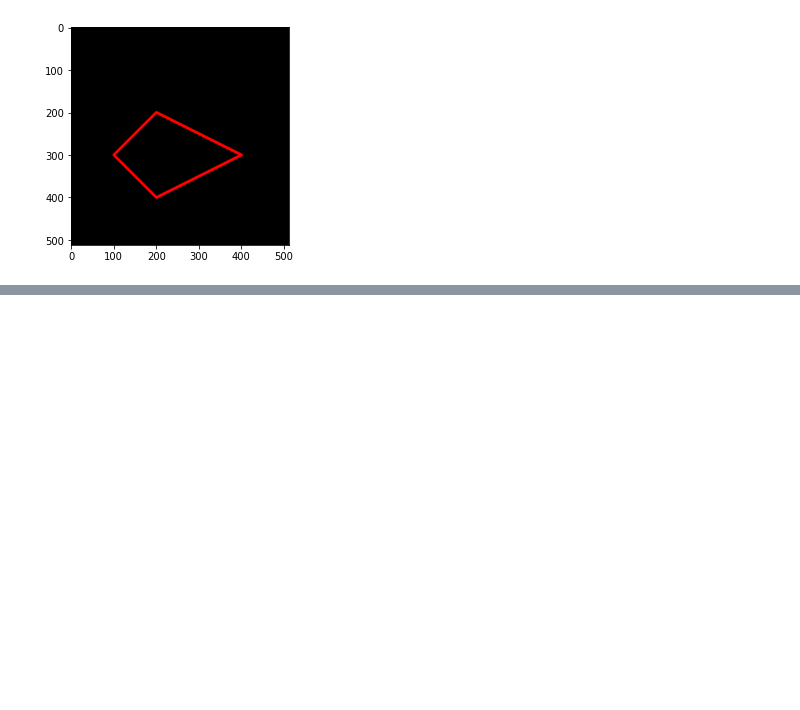
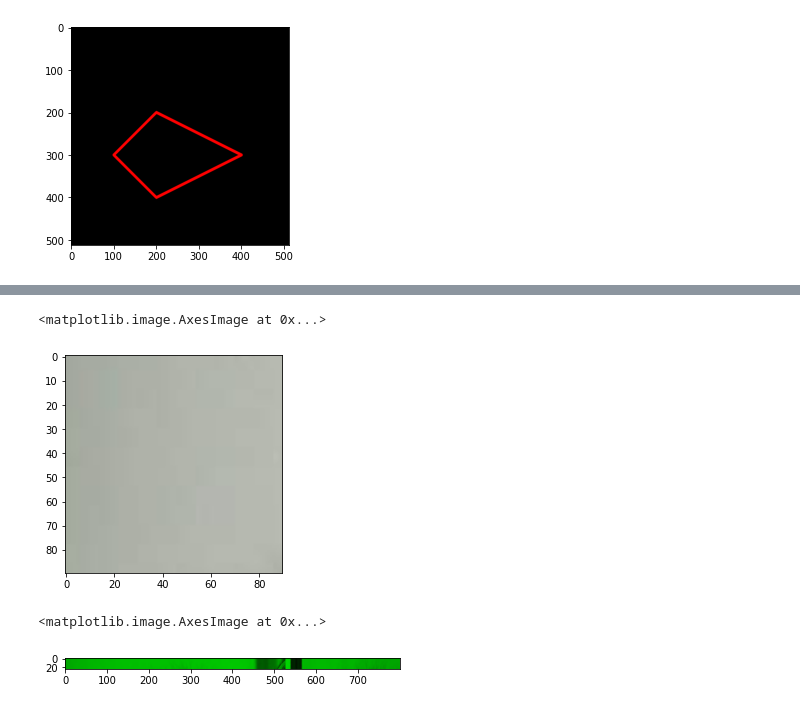
Before and after one commit to AikaMinami/IPCV_2022, a Jupyter notebook: Week2.ipynb, the cells around one changed output, grey strips where cells are left out. Cells and saved outputs as stored; diff of their text form; code cells hidden in the pictures; blank space fills up the shorter version.

```diff
--- a/Week2.ipynb
+++ b/Week2.ipynb
@@ -128,0 +148,14 @@ plt.imshow(black_img2)
+# %%
+imgTaskRowCol = img.copy()
+plt.imshow(imgTaskRowCol[10:100, 10:100])
+# %% [output]
+<matplotlib.image.AxesImage at 0x...>
+[figure, added]
+# %%
+imgTaskRow = img.copy()
+imgTaskRow[:, :, 0] = 0
+imgTaskRow[:, :, 2] = 0
+plt.imshow(imgTaskRow[5:30, 0:imgTaskRow.shape[1]])
+# %% [output]
+<matplotlib.image.AxesImage at 0x...>
+[figure, added]
```
Also changed, not shown: parts of 8 cells of this notebook.
